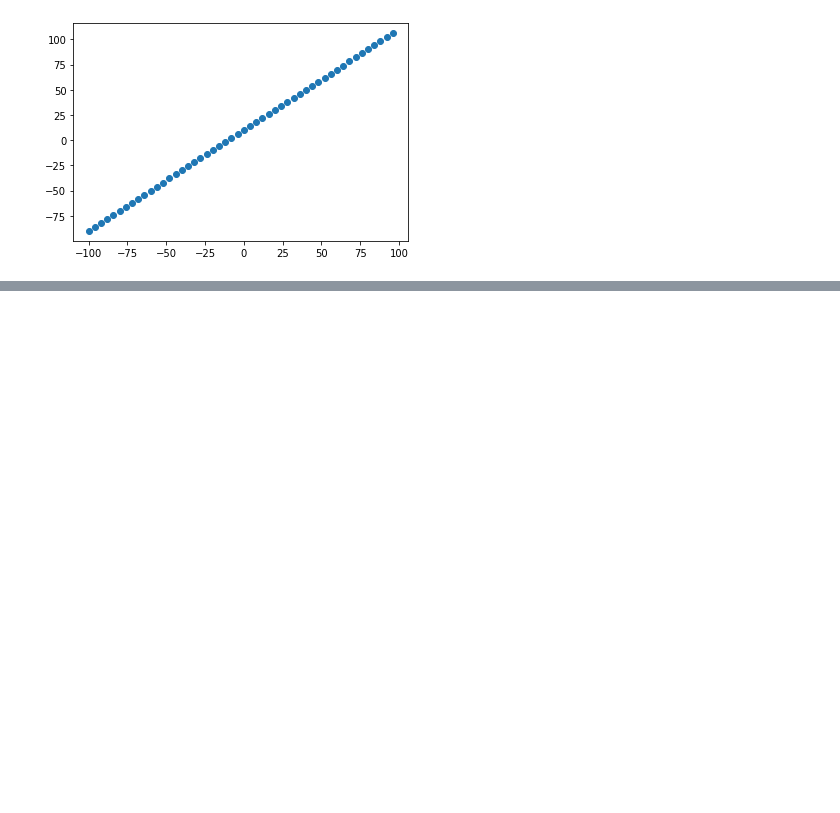
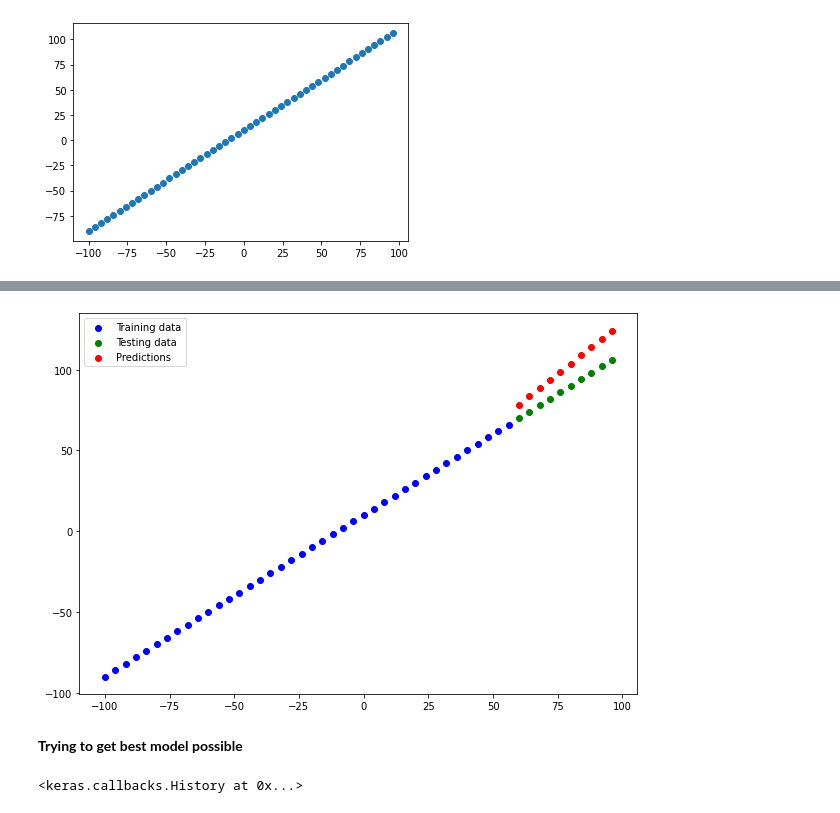
Before and after one commit to pawel-grzeszczyk/TensorFlow-and-Deep-Learning-Fundamentals, a Jupyter notebook: 01_neural_network_regression_with_tensorflow.ipynb, the cells around one changed output, grey strips where cells are left out. Cells and saved outputs as stored; diff of their text form; code cells hidden in the pictures; blank space fills up the shorter version.

```diff
--- a/01_neural_network_regression_with_tensorflow.ipynb
+++ b/01_neural_network_regression_with_tensorflow.ipynb
@@ -281,0 +390,5 @@ plt.scatter(X, y);
+# %%
+# Make some predictions
+
+y_pred = model.predict(X_test)
+y_pred
@@ -281,0 +421,46 @@ plt.scatter(X, y);
+# %%
+# Let's create plotting function
+def plot_predictions(train_data = X_train,
+                    train_lables = y_train,
+                    test_data = X_test,
+                    test_lables = y_test,
+                    predictions = y_pred):
+    '''Plots training data, test data and compares predictions to ground truth labels'''
+    plt.figure(figsize=(10, 7))
+    # Plot training data in blue
+    plt.scatter(train_data, train_lables, c='b', label='Training data')
+    # Plot testing data in orange
+    plt.scatter(test_data, test_lables, c='g', label='Testing data')
+    # Plot model's predictions in red
+    plt.scatter(test_data, predictions, c='r', label='Predictions')
+    plt.legend();
+# %%
+plot_predictions(train_data = X_train,
+                train_lables = y_train,
+                test_data = X_test,
+                test_lables = y_test,
+                predictions = y_pred)
+# %% [output]
+[figure, added]
+# %% [markdown]
+**Trying to get best model possible**
+# %%
+tf.random.set_seed(42)
+
+# 1. Create a model
+model = tf.keras.Sequential([
+    tf.keras.layers.Dense(100, activation='relu', input_shape=[1]),
+    tf.keras.layers.Dense(100, activation='relu'),
+    # input_shape parameter allows model to be built automatically, without fitting it
+    tf.keras.layers.Dense(1, name='output_layer')
+], name='One_of_many_models...')
+
+# 2. Compile the model
+model.compile(loss=tf.keras.losses.mae,
+              optimizer=tf.keras.optimizers.Adam(learning_rate=0.01),
+              metrics=['mae'])
+
+# 3. Fit the model
+model.fit(X_train, y_train, epochs=100, verbose=0)
+# %% [output]
+<keras.callbacks.History at 0x...>
```
Also changed, not shown: parts of 99 cells of this notebook.
